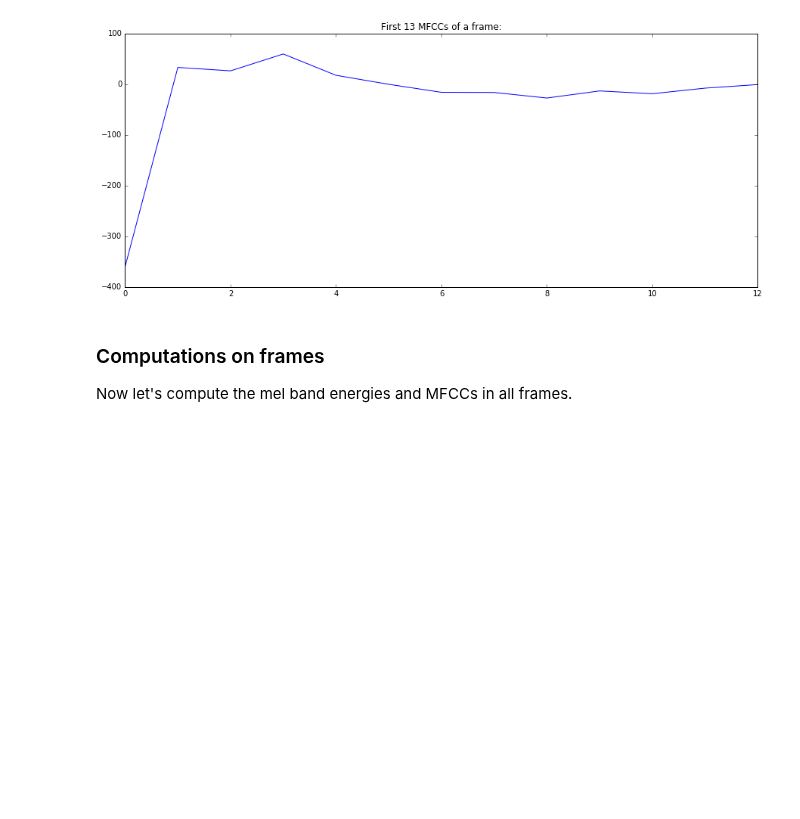
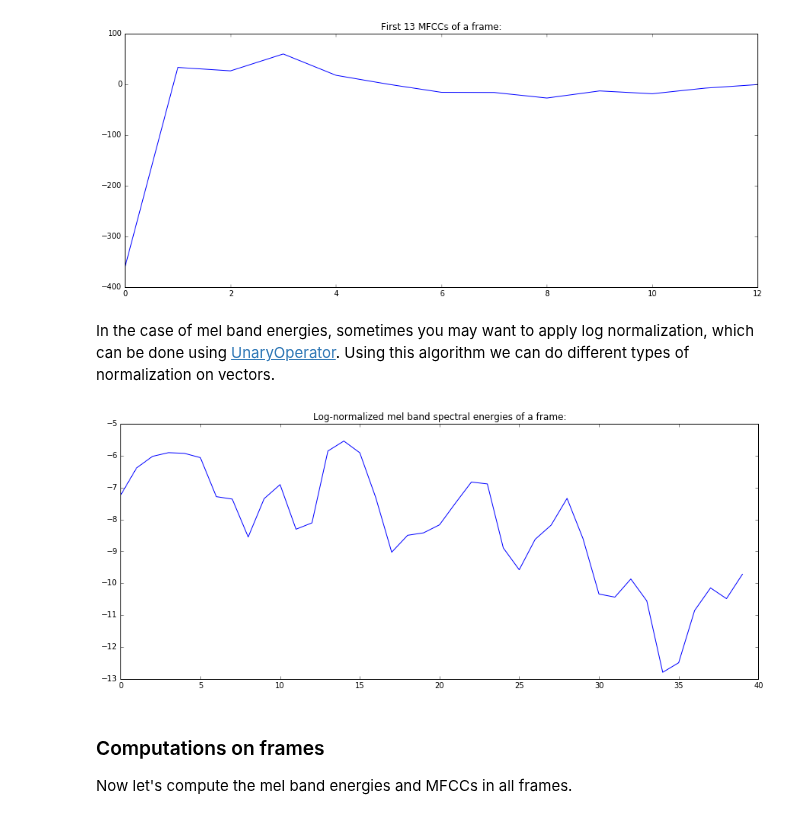
Before and after one commit to MTG/essentia, a Jupyter notebook: src/examples/tutorial/essentia_python_tutorial.ipynb, the cells around one changed output. Cells and saved outputs as stored; diff of their text form; code cells hidden in the pictures; blank space fills up the shorter version.

```diff
--- a/src/examples/tutorial/essentia_python_tutorial.ipynb
+++ b/src/examples/tutorial/essentia_python_tutorial.ipynb
@@ -132,6 +138,15 @@ show() # unnecessary if you started "ipython --pylab"
 [figure]
 [figure]
 [figure]
+# %% [markdown]
+In the case of mel band energies, sometimes you may want to apply log normalization, which can be done using [UnaryOperator](http://essentia.upf.edu/documentation/reference/std_UnaryOperator.html). Using this algorithm we can do different types of normalization on vectors.
+# %%
+logNorm = UnaryOperator(type='log')
+plot(logNorm(mfcc_bands))
+plt.title("Log-normalized mel band spectral energies of a frame:")
+show()
+# %% [output]
+[figure, added]
 # %% [markdown]
 ### Computations on frames
 Now let's compute the mel band energies and MFCCs in all frames.
```
Also changed, not shown: parts of 18 cells of this notebook.
